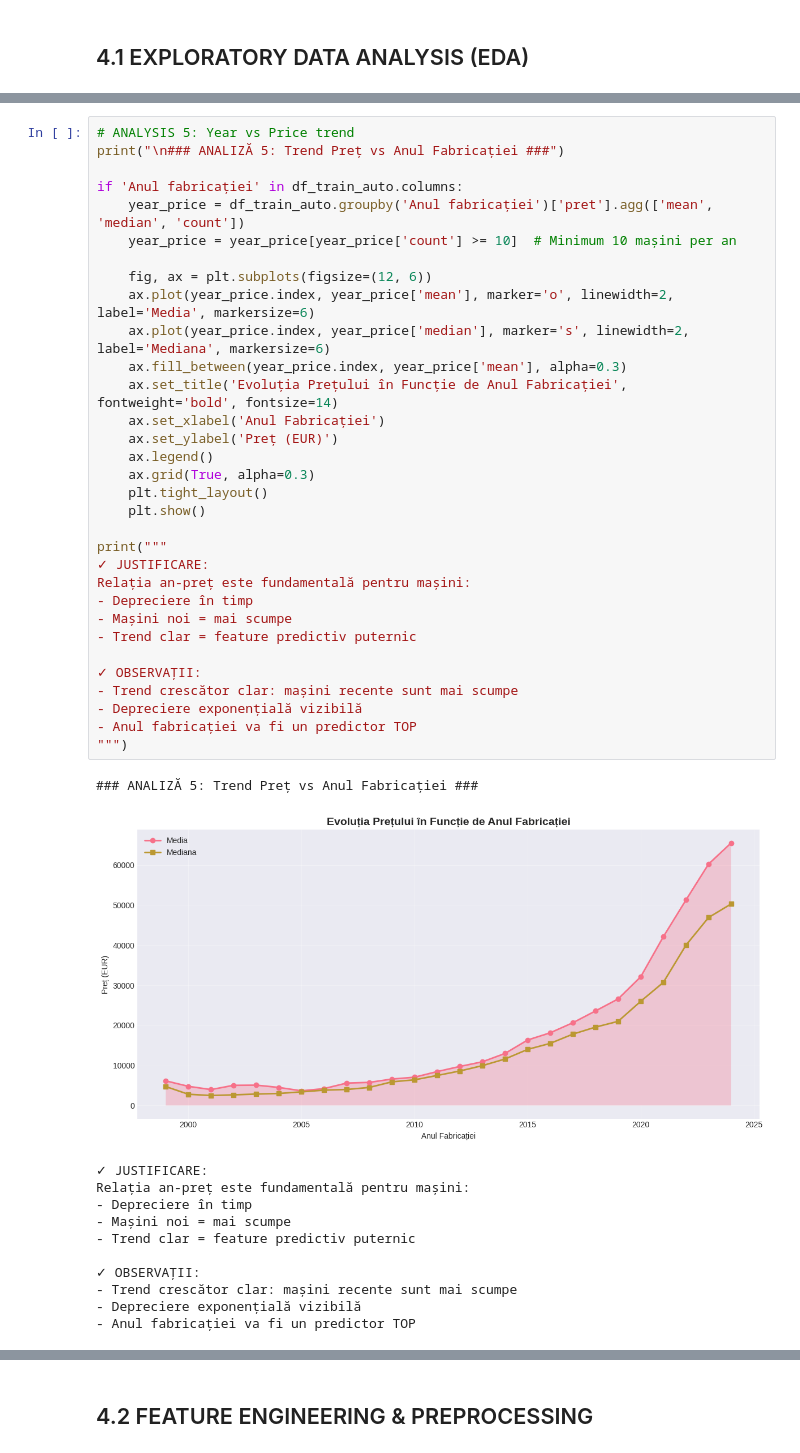
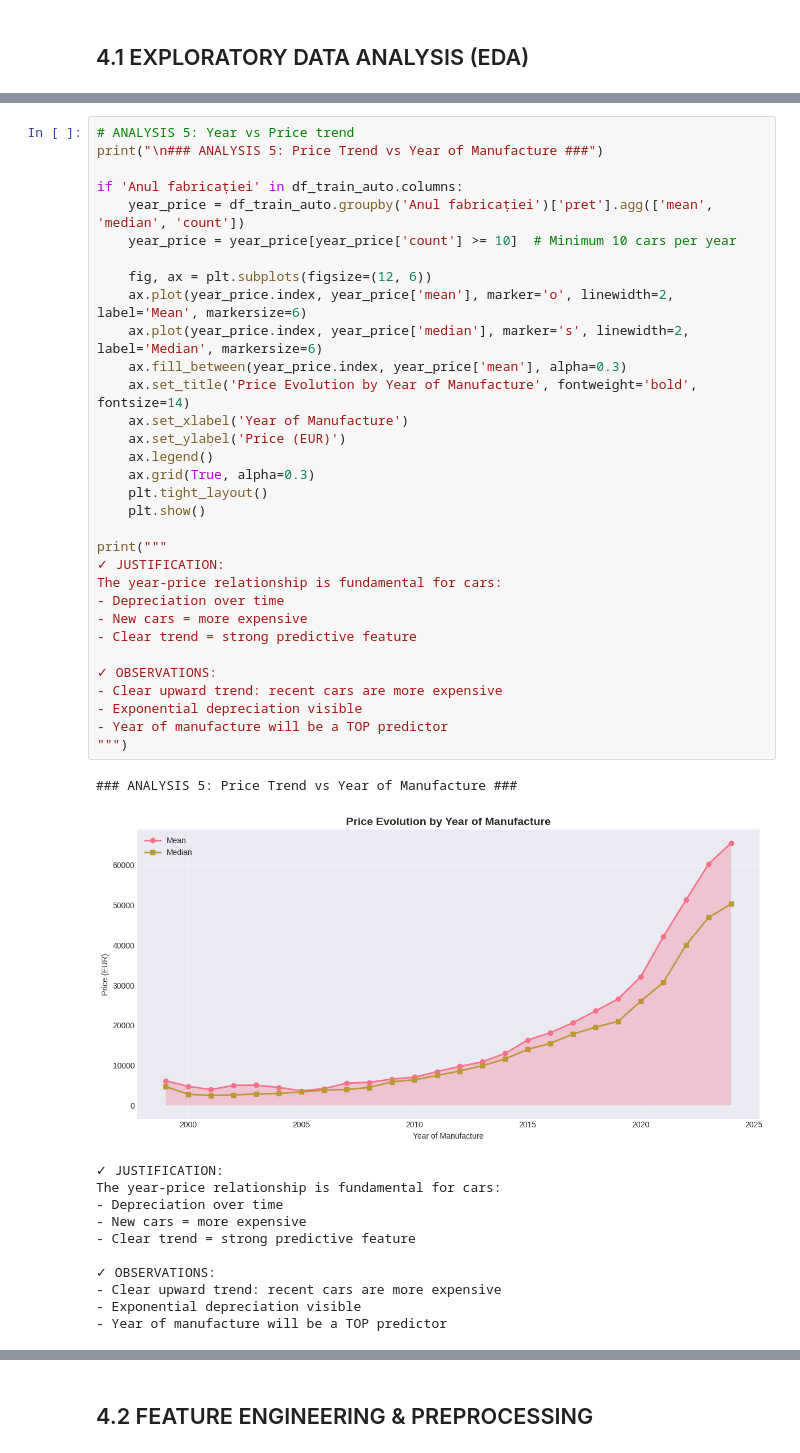
Before and after one commit to denboba/Machine-Learning, a Jupyter notebook: tema/tema1_abdulkadir gobena-denboba.ipynb, the cells around one changed output, grey strips where cells are left out. Drawn from its saved outputs; the diff is of its cells as text.

```diff
--- a/tema/tema1_abdulkadir gobena-denboba.ipynb
+++ b/tema/tema1_abdulkadir gobena-denboba.ipynb
@@ -895,46 +889,46 @@ Features categorice au impact mare pe preț:
 # %%
 # ANALYSIS 5: Year vs Price trend
-print("\n### ANALIZĂ 5: Trend Preț vs Anul Fabricației ###")
+print("\n### ANALYSIS 5: Price Trend vs Year of Manufacture ###")
 
 if 'Anul fabricației' in df_train_auto.columns:
     year_price = df_train_auto.groupby('Anul fabricației')['pret'].agg(['mean', 'median', 'count'])
-    year_price = year_price[year_price['count'] >= 10]  # Minimum 10 mașini per an
+    year_price = year_price[year_price['count'] >= 10]  # Minimum 10 cars per year
 
     fig, ax = plt.subplots(figsize=(12, 6))
-    ax.plot(year_price.index, year_price['mean'], marker='o', linewidth=2, label='Media', markersize=6)
-    ax.plot(year_price.index, year_price['median'], marker='s', linewidth=2, label='Mediana', markersize=6)
+    ax.plot(year_price.index, year_price['mean'], marker='o', linewidth=2, label='Mean', markersize=6)
+    ax.plot(year_price.index, year_price['median'], marker='s', linewidth=2, label='Median', markersize=6)
     ax.fill_between(year_price.index, year_price['mean'], alpha=0.3)
-    ax.set_title('Evoluția Prețului în Funcție de Anul Fabricației', fontweight='bold', fontsize=14)
-    ax.set_xlabel('Anul Fabricației')
-    ax.set_ylabel('Preț (EUR)')
+    ax.set_title('Price Evolution by Year of Manufacture', fontweight='bold', fontsize=14)
+    ax.set_xlabel('Year of Manufacture')
+    ax.set_ylabel('Price (EUR)')
     ax.legend()
     ax.grid(True, alpha=0.3)
     plt.tight_layout()
     plt.show()
 
 print("""
-✓ JUSTIFICARE:
-Relația an-preț este fundamentală pentru mașini:
-- Depreciere în timp
-- Mașini noi = mai scumpe
-- Trend clar = feature predictiv puternic
+✓ JUSTIFICATION:
+The year-price relationship is fundamental for cars:
+- Depreciation over time
+- New cars = more expensive
+- Clear trend = strong predictive feature
 
-✓ OBSERVAȚII:
-- Trend crescător clar: mașini recente sunt mai scumpe
-- Depreciere exponențială vizibilă
-- Anul fabricației va fi un predictor TOP
+✓ OBSERVATIONS:
+- Clear upward trend: recent cars are more expensive
+- Exponential depreciation visible
+- Year of manufacture will be a TOP predictor
 """)
 # %% [output]
-### ANALIZĂ 5: Trend Preț vs Anul Fabricației ###
+### ANALYSIS 5: Price Trend vs Year of Manufacture ###
-[figure, old version]
+[figure, new version]
-✓ JUSTIFICARE:
-Relația an-preț este fundamentală pentru mașini:
-- Depreciere în timp
-- Mașini noi = mai scumpe
-- Trend clar = feature predictiv puternic
+✓ JUSTIFICATION:
+The year-price relationship is fundamental for cars:
+- Depreciation over time
+- New cars = more expensive
+- Clear trend = strong predictive feature
 
-✓ OBSERVAȚII:
-- Trend crescător clar: mașini recente sunt mai scumpe
-- Depreciere exponențială vizibilă
-- Anul fabricației va fi un predictor TOP
+✓ OBSERVATIONS:
+- Clear upward trend: recent cars are more expensive
+- Exponential depreciation visible
+- Year of manufacture will be a TOP predictor
 # %%
```
Also changed, not shown: parts of 33 cells of this notebook.
